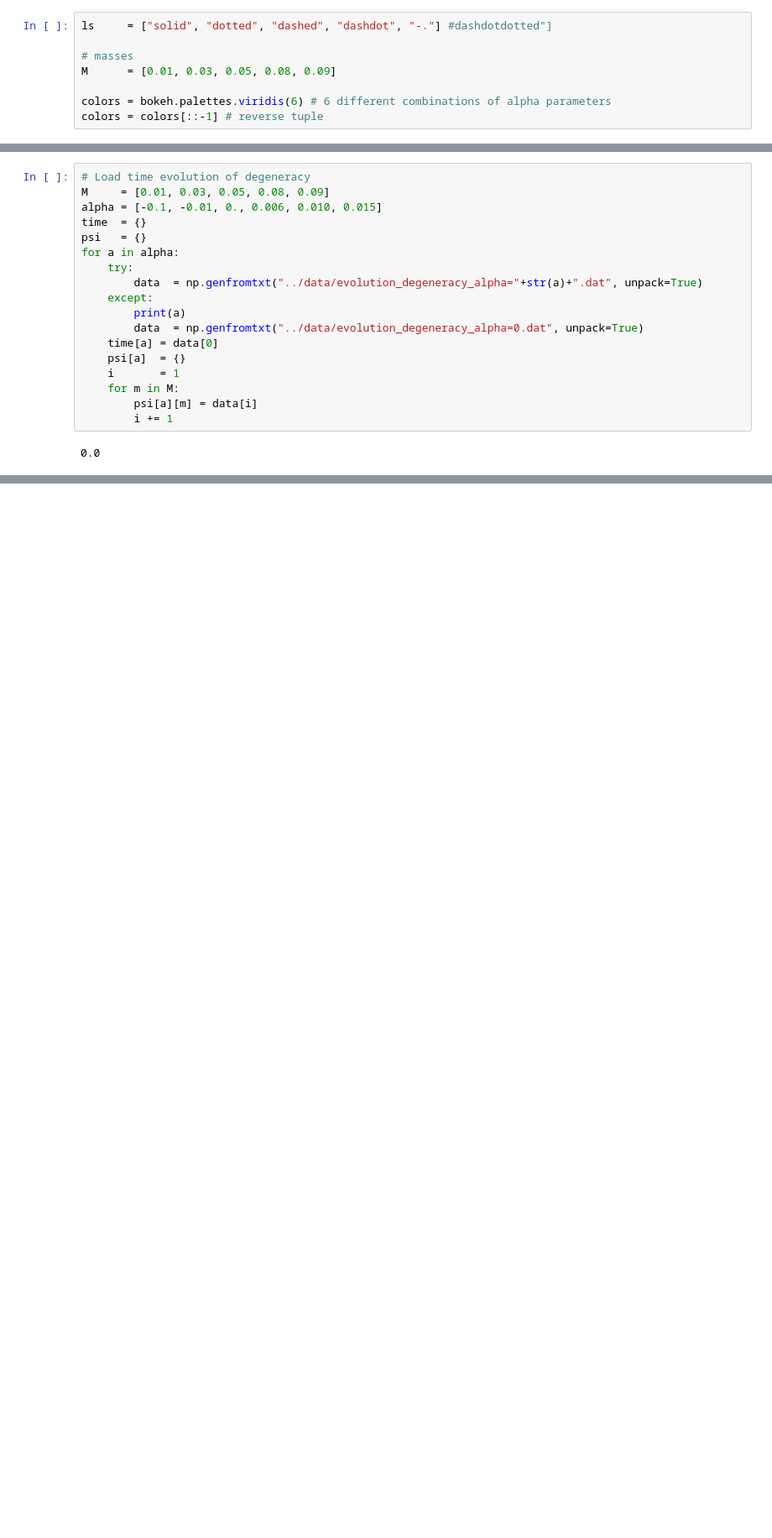
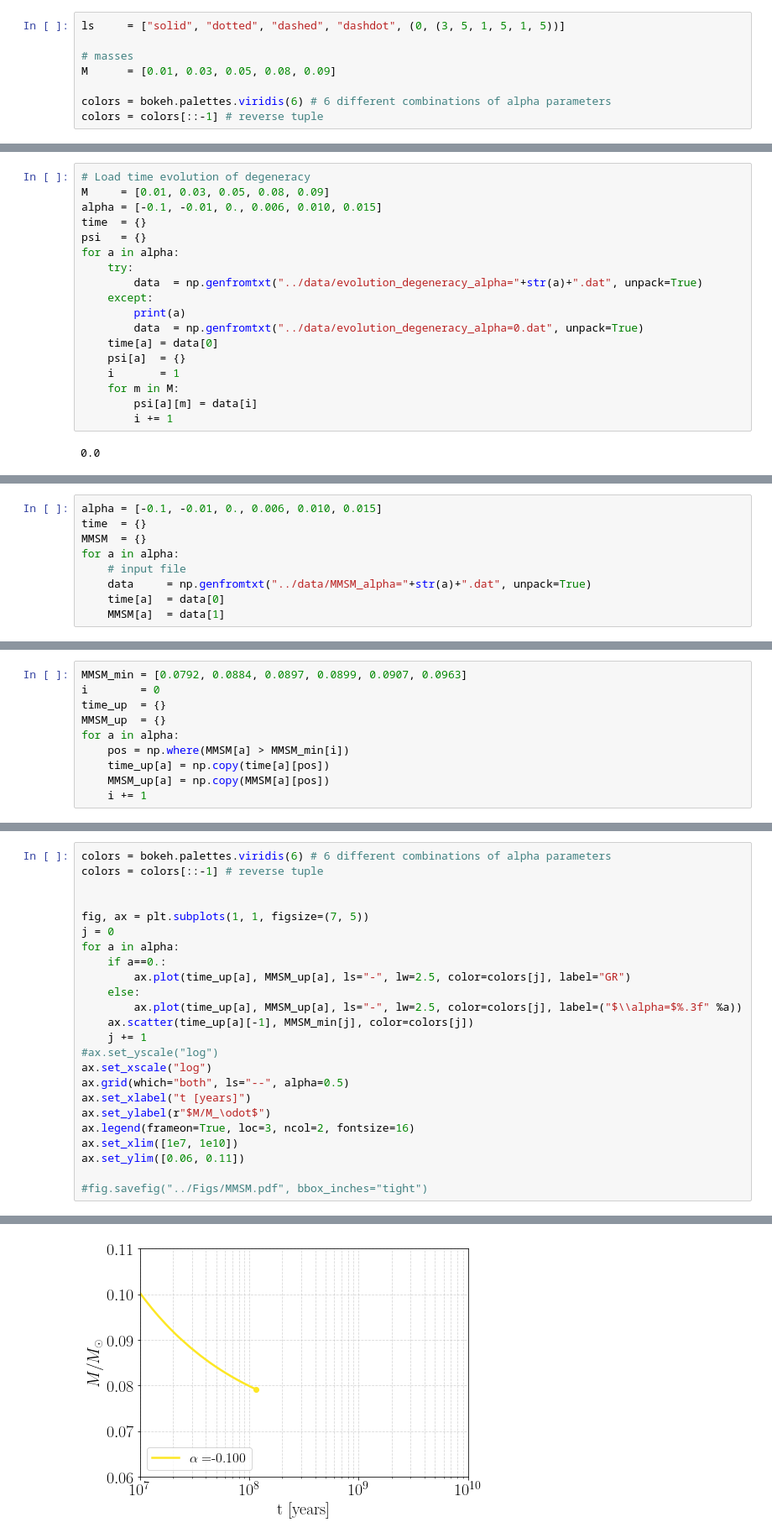
Before and after one commit to mariabenitocst/brown_dwarfs_palatini, a Jupyter notebook: jupyter-notebook/evolution_degeneracy.ipynb, the cells around one changed output, grey strips where cells are left out. Shown at 84% size. Saved outputs shown, nothing was run; the diff lists cells and outputs as text; blank space fills up the shorter version.

```diff
--- a/jupyter-notebook/evolution_degeneracy.ipynb
+++ b/jupyter-notebook/evolution_degeneracy.ipynb
@@ -416,7 +423,7 @@ ax[1].set_xlim(1, 0)
 # %% [markdown]
 ## Results & plots
 # %%
-ls     = ["solid", "dotted", "dashed", "dashdot", "-."] #dashdotdotted"]
+ls     = ["solid", "dotted", "dashed", "dashdot", (0, (3, 5, 1, 5, 1, 5))]
 
 # masses
 M      = [0.01, 0.03, 0.05, 0.08, 0.09]
@@ -643,0 +760,9 @@ fig.savefig("../Figs/degeneracy.pdf", bbox_inches="tight")
+# %%
+alpha = [-0.1, -0.01, 0., 0.006, 0.010, 0.015]
+time  = {}
+MMSM  = {}
+for a in alpha:
+    # input file
+    data     = np.genfromtxt("../data/MMSM_alpha="+str(a)+".dat", unpack=True)
+    time[a]  = data[0]
+    MMSM[a]  = data[1]
@@ -643,0 +771,10 @@ fig.savefig("../Figs/degeneracy.pdf", bbox_inches="tight")
+# %%
+MMSM_min = [0.0792, 0.0884, 0.0897, 0.0899, 0.0907, 0.0963]
+i        = 0
+time_up  = {}
+MMSM_up  = {}
+for a in alpha:
+    pos = np.where(MMSM[a] > MMSM_min[i])
+    time_up[a] = np.copy(time[a][pos])
+    MMSM_up[a] = np.copy(MMSM[a][pos])
+    i += 1
@@ -643,0 +783,25 @@ fig.savefig("../Figs/degeneracy.pdf", bbox_inches="tight")
+# %%
+colors = bokeh.palettes.viridis(6) # 6 different combinations of alpha parameters
+colors = colors[::-1] # reverse tuple
+
+
+fig, ax = plt.subplots(1, 1, figsize=(7, 5))
+j = 0
+for a in alpha:
+    if a==0.:
+        ax.plot(time_up[a], MMSM_up[a], ls="-", lw=2.5, color=colors[j], label="GR")
+    else:
+        ax.plot(time_up[a], MMSM_up[a], ls="-", lw=2.5, color=colors[j], label=("$\\alpha=$%.3f" %a))
+    ax.scatter(time_up[a][-1], MMSM_min[j], color=colors[j])
+    j += 1
+#ax.set_yscale("log")
+ax.set_xscale("log")
+ax.grid(which="both", ls="--", alpha=0.5)
+ax.set_xlabel("t [years]")
+ax.set_ylabel(r"$M/M_\odot$")
+ax.legend(frameon=True, loc=3, ncol=2, fontsize=16)
+ax.set_xlim([1e7, 1e10])
+ax.set_ylim([0.06, 0.11])
+
+#fig.savefig("../Figs/MMSM.pdf", bbox_inches="tight")
+# %% [output]
@@ -643,0 +809 @@ fig.savefig("../Figs/degeneracy.pdf", bbox_inches="tight")
+[figure, added]
```
Also changed, not shown: parts of 23 cells of this notebook.
